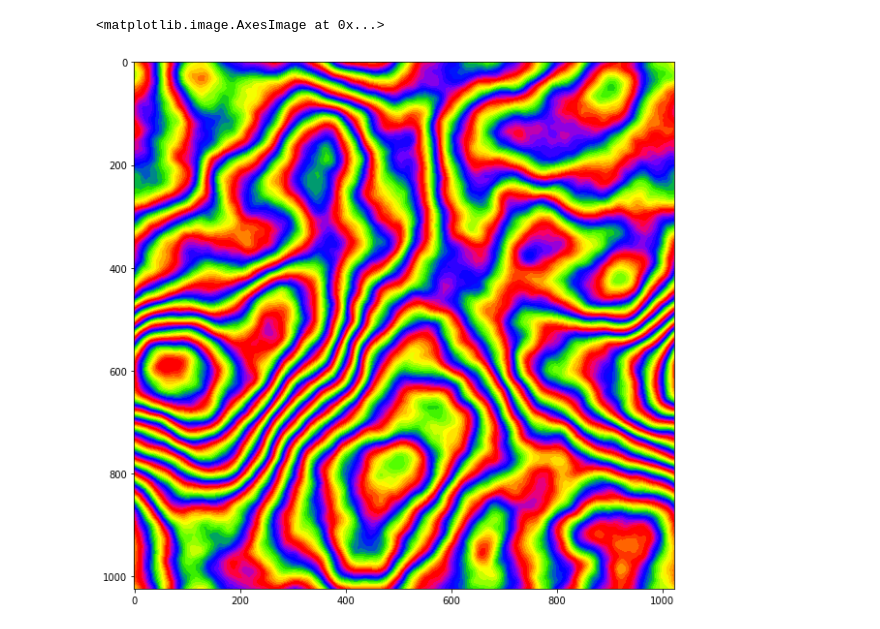
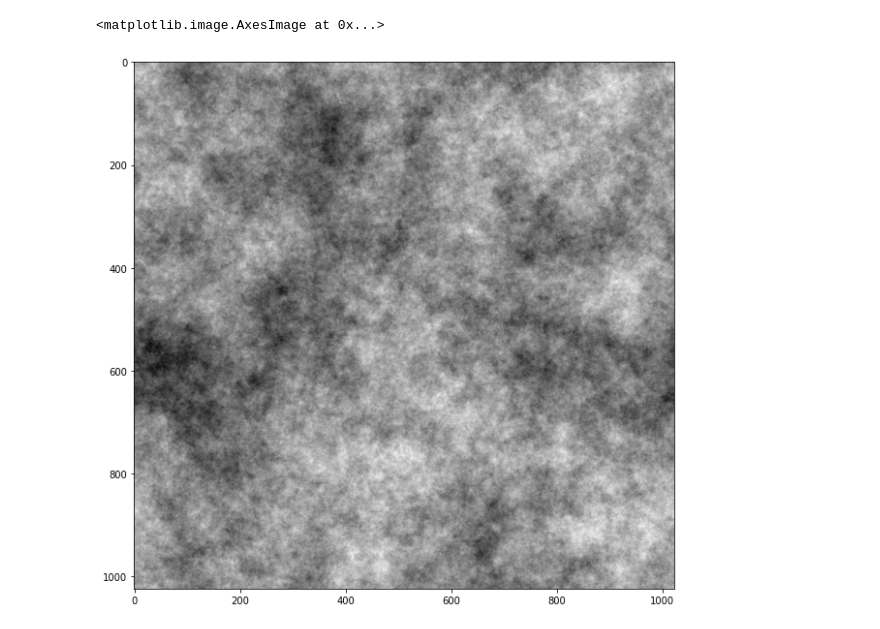
Before and after one commit to nghess/fractal-tools, a Jupyter notebook: 2D_ifft_Fractal.ipynb, the cells around one changed output. Drawn from its saved outputs; the diff is of its cells as text; code cells hidden in the pictures.

```diff
--- a/2D_ifft_Fractal.ipynb
+++ b/2D_ifft_Fractal.ipynb
@@ -3,7 +5,7 @@ import numpy as np
 import matplotlib.pyplot as plt
 # %%
 # Parameters
-beta = 5.5
+beta = 2.5
 sdim = 1024
 # %%
 # Set Seed
@@ -25,7 +27,7 @@ realpattern = (realpattern-np.amin(realpattern))/np.amax(realpattern-np.amin(rea
 # %%
 # Display result
 plt.rcParams["figure.figsize"]=10,10
-plt.imshow(realpattern, cmap='prism', vmin=0, vmax=1, aspect='auto')
+plt.imshow(realpattern, cmap='gray', vmin=0, vmax=1, aspect='auto')
 # %% [output]
 <matplotlib.image.AxesImage at 0x...>
-[figure, old version]
+[figure, new version]
```
Also changed, not shown: parts of 1 cell of this notebook.
